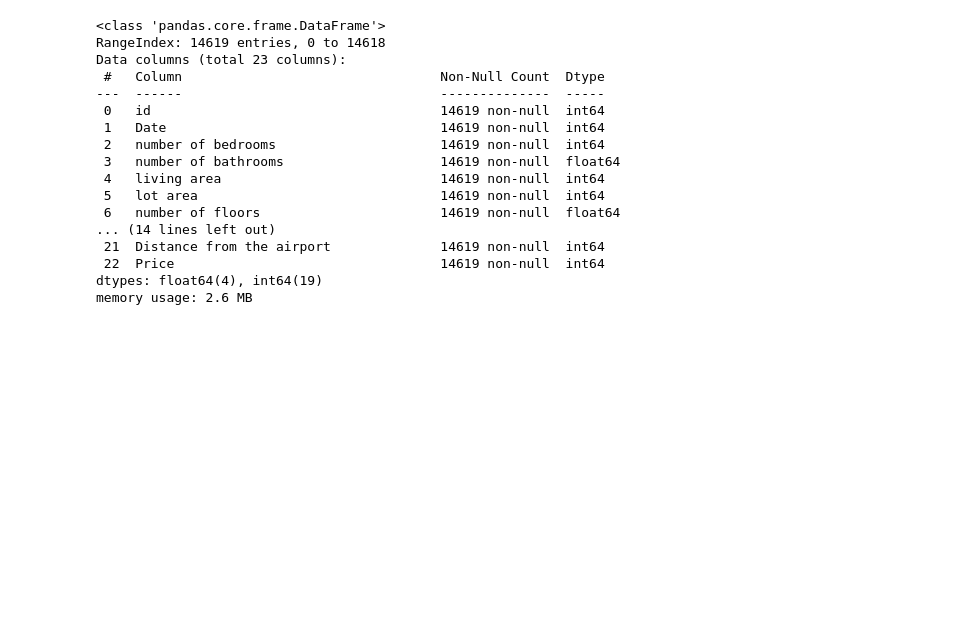
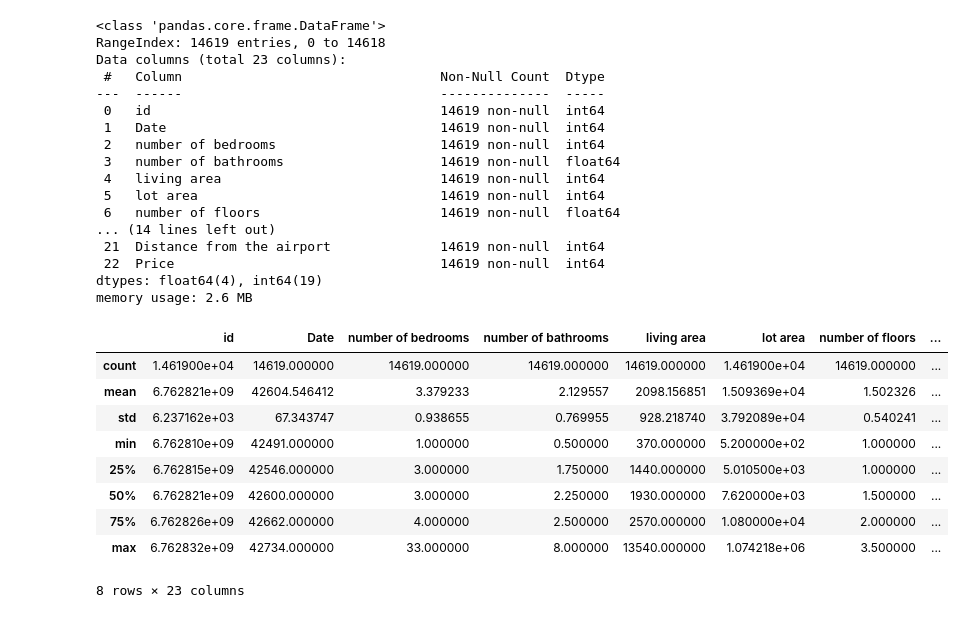
Before and after one commit to novicecoder205/Kaggle-Project-Analyze, a Jupyter notebook: Predict House Price Project.ipynb, the cells around one changed output. Drawn from its saved outputs; the diff is of its cells as text; code cells hidden in the pictures; blank space fills up the shorter version.

```diff
--- a/Predict House Price Project.ipynb
+++ b/Predict House Price Project.ipynb
@@ -52,3 +52,17 @@ Data columns (total 23 columns):
  22  Price                                  14619 non-null  int64
 dtypes: float64(4), int64(19)
 memory usage: 2.6 MB
+# %%
+# Getting a numberical summaries of all the column:
+data.describe()
+# %% [output]
+|  | id | Date | number of bedrooms | number of bathrooms | living area | lot area | number of floors | ... |
+| count | 1.461900e+04 | 14619.000000 | 14619.000000 | 14619.000000 | 14619.000000 | 1.461900e+04 | 14619.000000 | ... |
+| mean | 6.762821e+09 | 42604.546412 | 3.379233 | 2.129557 | 2098.156851 | 1.509369e+04 | 1.502326 | ... |
+| std | 6.237162e+03 | 67.343747 | 0.938655 | 0.769955 | 928.218740 | 3.792089e+04 | 0.540241 | ... |
+| min | 6.762810e+09 | 42491.000000 | 1.000000 | 0.500000 | 370.000000 | 5.200000e+02 | 1.000000 | ... |
+| 25% | 6.762815e+09 | 42546.000000 | 3.000000 | 1.750000 | 1440.000000 | 5.010500e+03 | 1.000000 | ... |
+| 50% | 6.762821e+09 | 42600.000000 | 3.000000 | 2.250000 | 1930.000000 | 7.620000e+03 | 1.500000 | ... |
+| 75% | 6.762826e+09 | 42662.000000 | 4.000000 | 2.500000 | 2570.000000 | 1.080000e+04 | 2.000000 | ... |
+| max | 6.762832e+09 | 42734.000000 | 33.000000 | 8.000000 | 13540.000000 | 1.074218e+06 | 3.500000 | ... |
+8 rows × 23 columns
```
Also changed, not shown: parts of 2 cells of this notebook.
